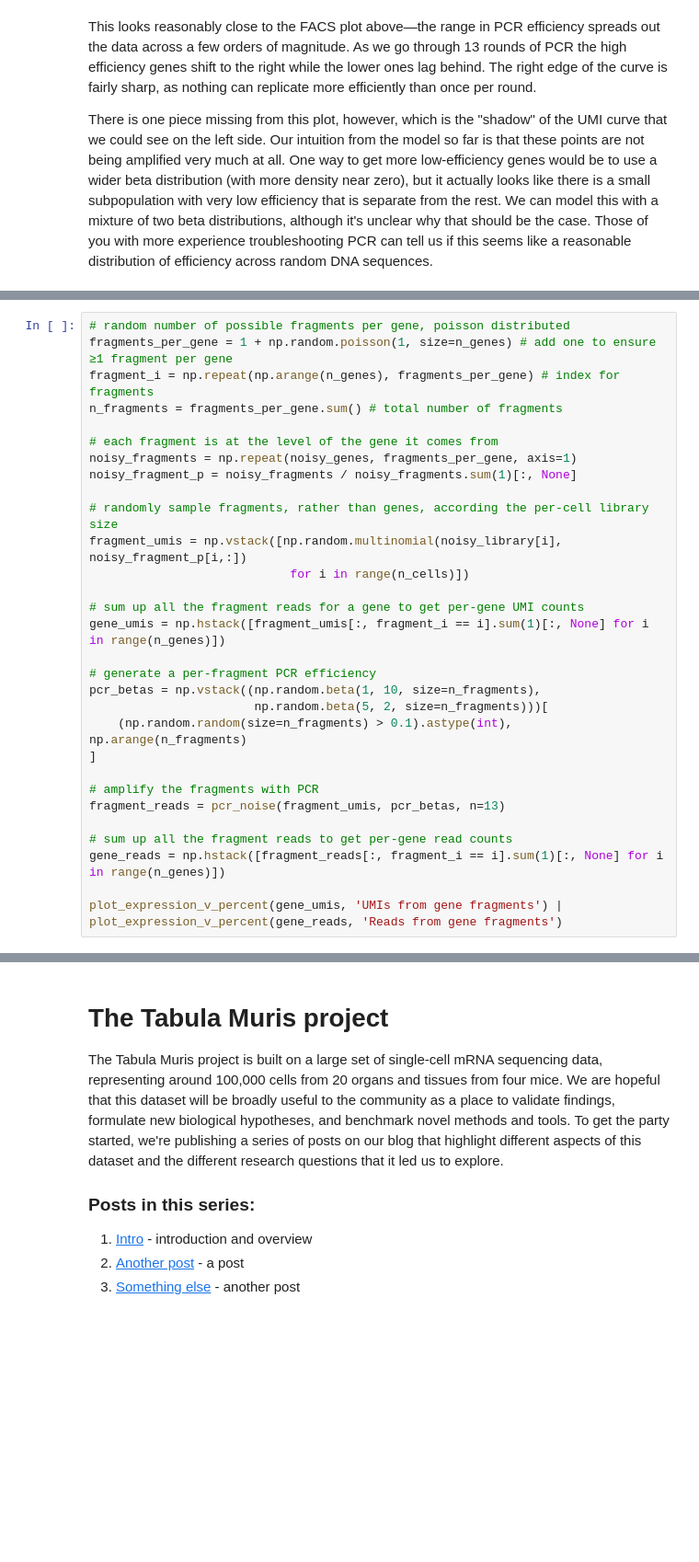
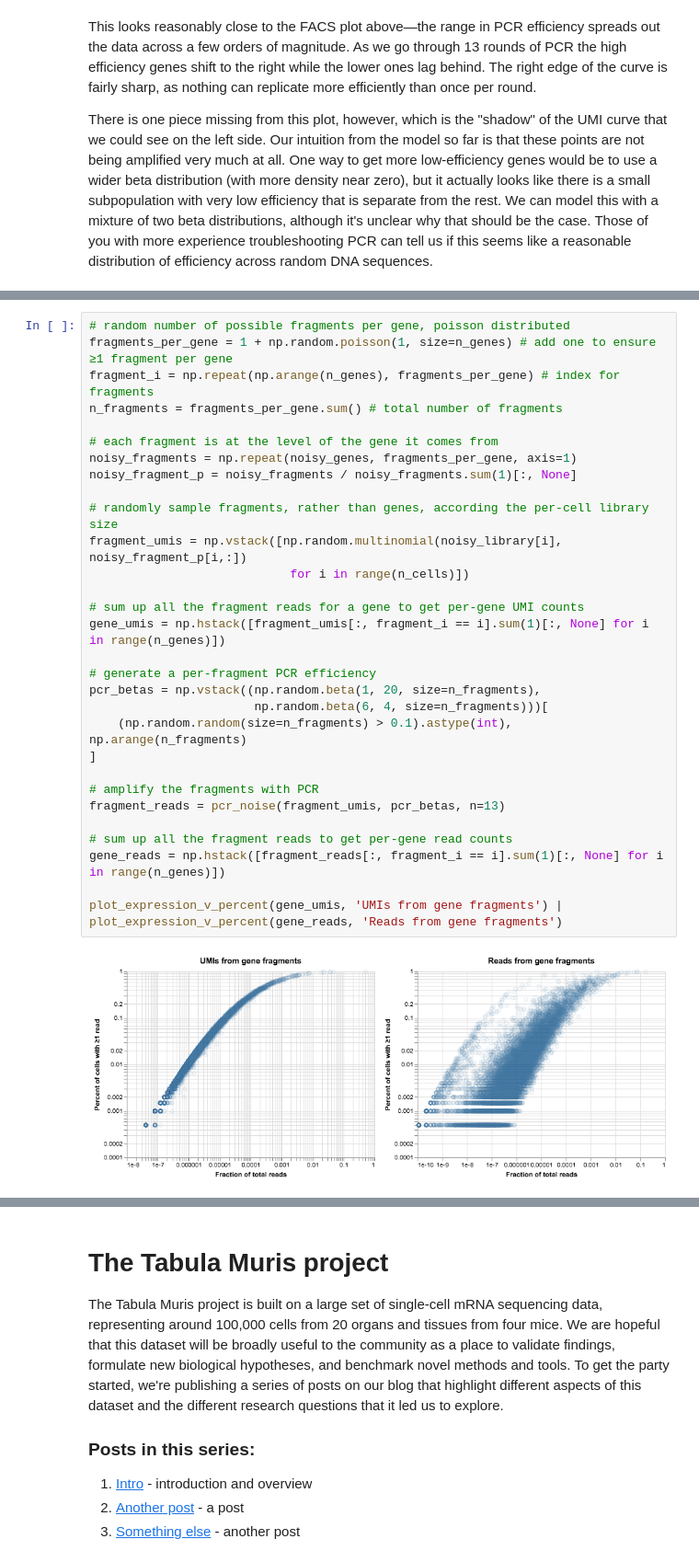
Before and after one commit to czbiohub-sf/tabula-muris-vignettes, a Jupyter notebook: vignettes/pcr_model/blogpost.ipynb, the cells around one changed output, grey strips where cells are left out. Shown at 92% size. Drawn from its saved outputs; the diff is of its cells as text; blank space fills up the shorter version.

```diff
--- a/vignettes/pcr_model/blogpost.ipynb
+++ b/vignettes/pcr_model/blogpost.ipynb
@@ -241,31 +240,33 @@ However, there's another factor that we haven't considered yet. When we do scRNA
 # %%
 # random number of possible fragments per gene, poisson distributed
 fragments_per_gene = 1 + np.random.poisson(1, size=n_genes) # add one to ensure ≥1 fragment per gene
 fragment_i = np.repeat(np.arange(n_genes), fragments_per_gene) # index for fragments
 n_fragments = fragments_per_gene.sum() # total number of fragments
 
 # each fragment is at the level of the gene it comes from
 noisy_fragments = np.repeat(noisy_genes, fragments_per_gene, axis=1)
 noisy_fragment_p = noisy_fragments / noisy_fragments.sum(1)[:, None]
 
 # randomly sample fragments, rather than genes, according the per-cell library size
 fragment_umis = np.vstack([np.random.multinomial(noisy_library[i], noisy_fragment_p[i,:])
                             for i in range(n_cells)])
 
 # sum up all the fragment reads for a gene to get per-gene UMI counts
 gene_umis = np.hstack([fragment_umis[:, fragment_i == i].sum(1)[:, None] for i in range(n_genes)])
 
 # generate a per-fragment PCR efficiency
-pcr_betas = np.vstack((np.random.beta(1, 10, size=n_fragments),
-                       np.random.beta(5, 2, size=n_fragments)))[
+pcr_betas = np.vstack((np.random.beta(1, 20, size=n_fragments),
+                       np.random.beta(6, 4, size=n_fragments)))[
     (np.random.random(size=n_fragments) > 0.1).astype(int), np.arange(n_fragments)
 ]
 
 # amplify the fragments with PCR
 fragment_reads = pcr_noise(fragment_umis, pcr_betas, n=13)
 
 # sum up all the fragment reads to get per-gene read counts
 gene_reads = np.hstack([fragment_reads[:, fragment_i == i].sum(1)[:, None] for i in range(n_genes)])
 
 plot_expression_v_percent(gene_umis, 'UMIs from gene fragments') | plot_expression_v_percent(gene_reads, 'Reads from gene fragments')
+# %% [output]
+[figure, added]
 # %% [markdown]
```
Also changed, not shown: parts of 19 cells of this notebook, 1 other file.
